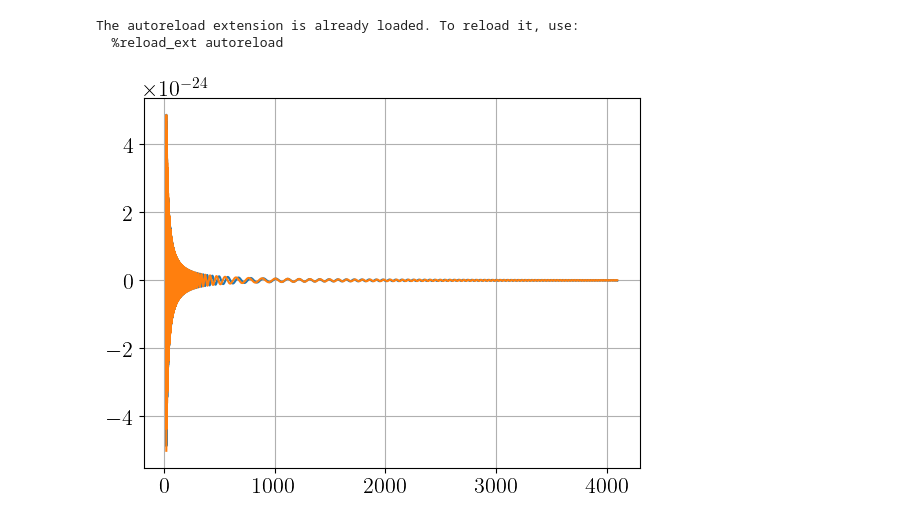
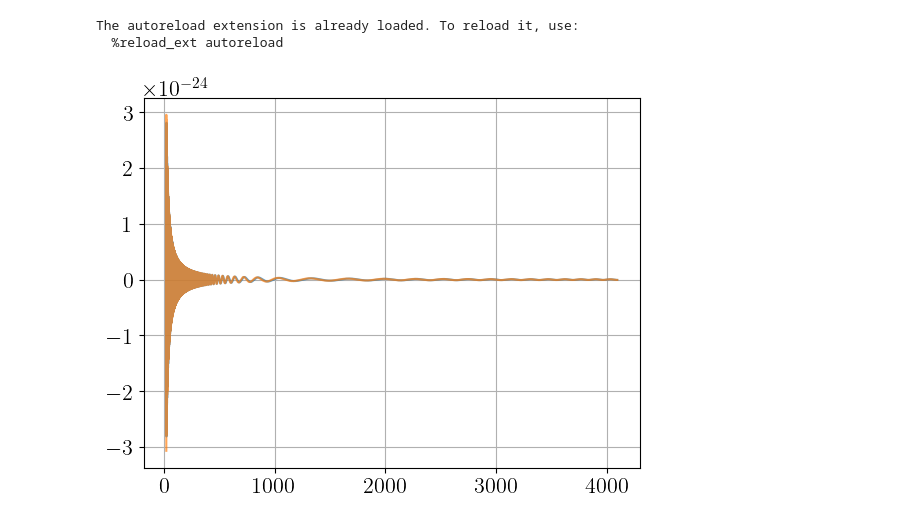
Before and after one commit to ThibeauWouters/ripple, a Jupyter notebook: notebooks/Phase_contributions_TaylorF2.ipynb, the cells around one changed output. Drawn from its saved outputs; the diff is of its cells as text; code cells hidden in the pictures.

```diff
--- a/notebooks/Phase_contributions_TaylorF2.ipynb
+++ b/notebooks/Phase_contributions_TaylorF2.ipynb
@@ -46,12 +46,12 @@ jax.config.update("jax_enable_x64", True) # improve precision for comparing wave
 The autoreload extension is already loaded. To reload it, use:
   %reload_ext autoreload
 # %%
-m1 = 3
-m2 = 2
+m1 = 1.35
+m2 = 1.35
 M = m1 + m2
 
-chi1 = 0.4
-chi2 = 0.5
+chi1 = 0.1
+chi2 = 0.1
 
 lambda1 = 500
 lambda2 = lambda1
@@ -96,10 +98,10 @@ hp_ripple, hc_ripple = TaylorF2.gen_TaylorF2_hphc(fs_ripple, theta_ripple, f_ref
 hp_rippleQM, hc_rippleQM = TaylorF2QM.gen_TaylorF2_hphc(fs_ripple, theta_ripple, f_ref)
 # %%
 #Compare TaylorF2 (blue) to TaylorF2QM (orange)
-plt.plot(fs_ripple, hp_ripple.real)
-plt.plot(fs_ripple, hp_rippleQM.real)
+plt.plot(fs_ripple, hp_ripple.real, alpha=0.7)
+plt.plot(fs_ripple, hp_rippleQM.real, alpha=0.7)
 plt.show()
 # %% [output]
-[figure, old version]
+[figure, new version]
 # %%
 #Filter out the QM contribution:
```
Also changed, not shown: parts of 4 cells of this notebook.
